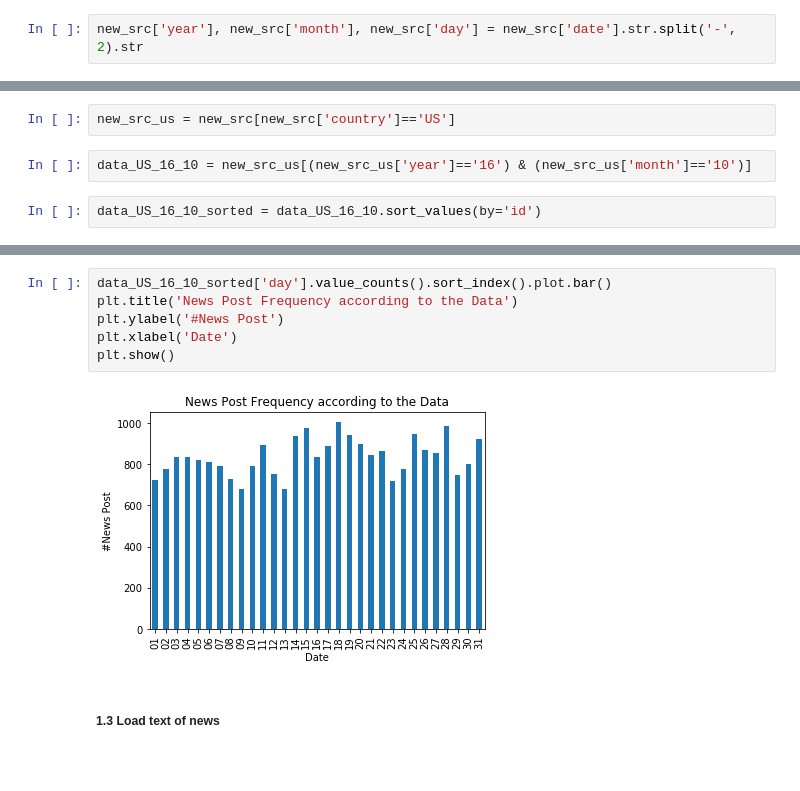
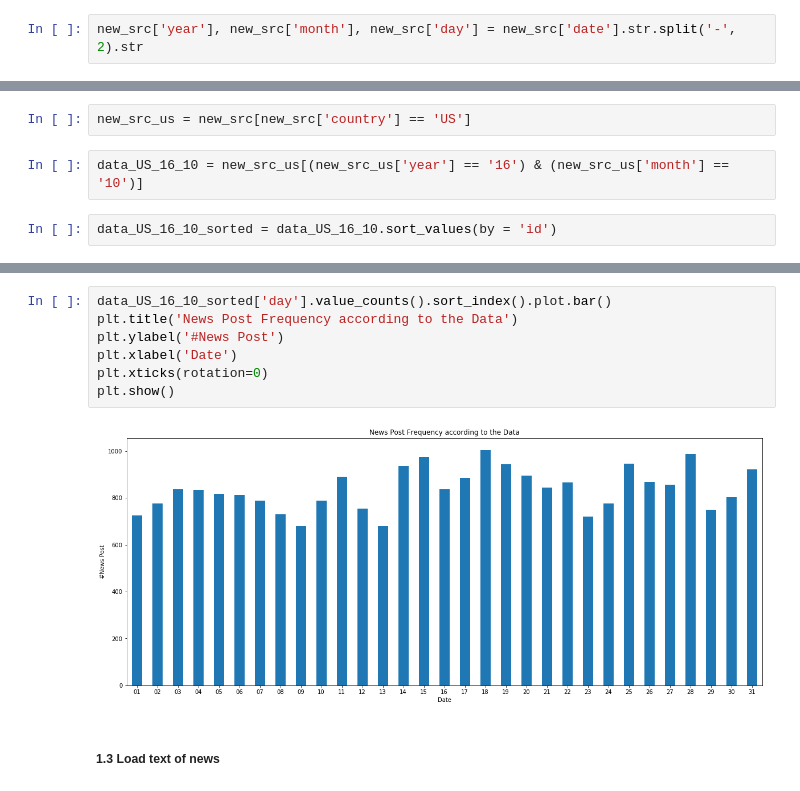
Before and after one commit to TRUMANCFY/Project_ADA_2018, a Jupyter notebook: ada-project.ipynb, the cells around one changed output, grey strips where cells are left out. Cells and saved outputs as stored; diff of their text form; blank space fills up the shorter version.

```diff
--- a/ada-project.ipynb
+++ b/ada-project.ipynb
@@ -151,11 +155,11 @@ new_src.head(3)
 | 1 | 2930854 | 266 | 15-01-01 | US | Los Angeles Times | http://www.latimes.com/entertainm... | 'The Taking of Tiger Mountain' ge... | 15 | 01 | 01 |
 | 2 | 2930855 | 701 | 15-01-01 | US | TIME | http://time.com/3651697/afghanist... | The True Cost of the Afghanistan ... | 15 | 01 | 01 |
 # %%
-new_src_us = new_src[new_src['country']=='US']
+new_src_us = new_src[new_src['country'] == 'US']
 # %%
-data_US_16_10 = new_src_us[(new_src_us['year']=='16') & (new_src_us['month']=='10')]
+data_US_16_10 = new_src_us[(new_src_us['year'] == '16') & (new_src_us['month'] == '10')]
 # %%
-data_US_16_10_sorted = data_US_16_10.sort_values(by='id')
+data_US_16_10_sorted = data_US_16_10.sort_values(by = 'id')
 # %%
 data_US_16_10_sorted.head(3)
 # %% [output]
@@ -166,11 +170,12 @@ data_US_16_10_sorted.head(3)
 # %%
 data_US_16_10_sorted['day'].value_counts().sort_index().plot.bar()
 plt.title('News Post Frequency according to the Data')
 plt.ylabel('#News Post')
 plt.xlabel('Date')
+plt.xticks(rotation=0)
 plt.show()
 # %% [output]
-[figure, old version]
+[figure, new version]
 # %% [markdown]
 ##### 1.3 Load text of news
 # %% [markdown]
```
Also changed, not shown: parts of 118 cells of this notebook.
